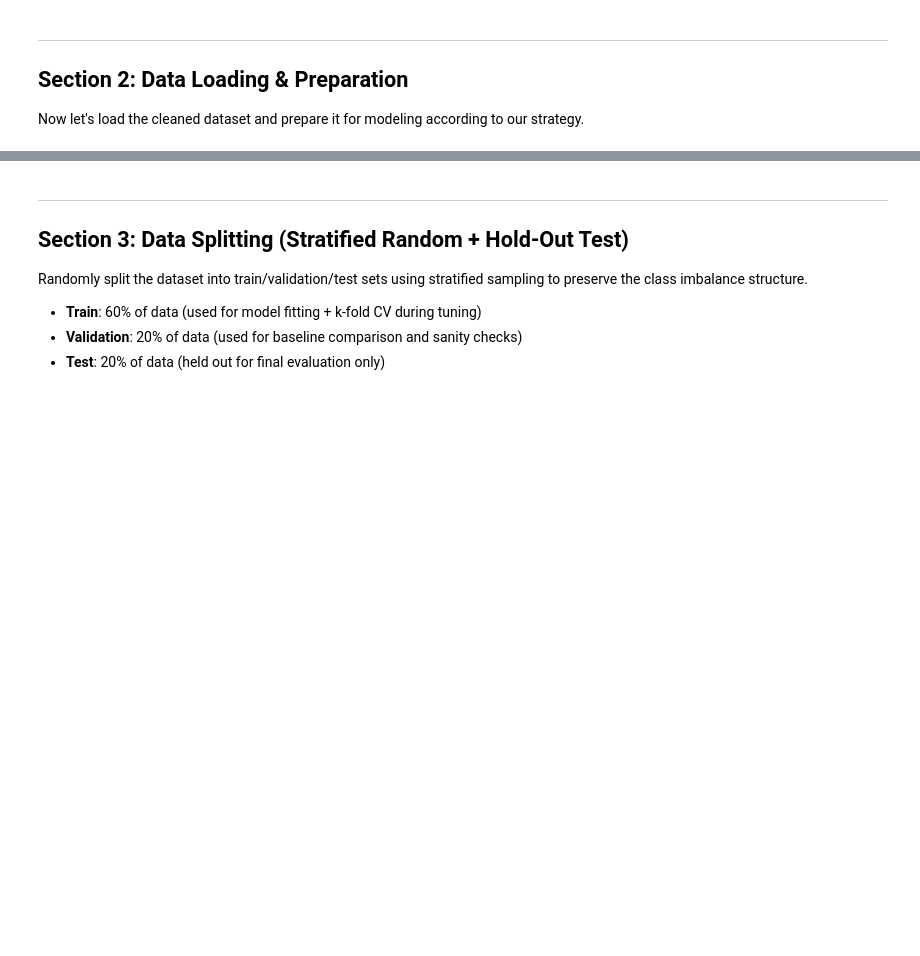
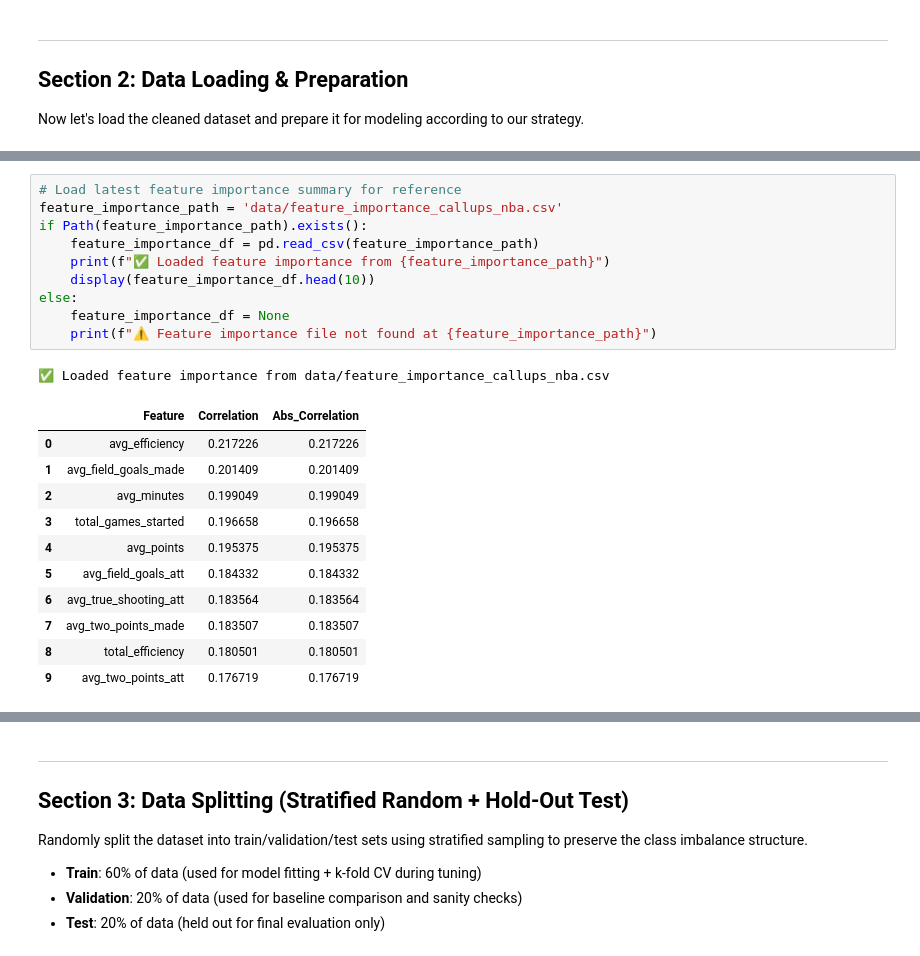
Before and after one commit to anirudh9280/Next-Up, a Jupyter notebook: analysis.ipynb, the cells around one changed output, grey strips where cells are left out. Cells and saved outputs as stored; diff of their text form; blank space fills up the shorter version.

```diff
--- a/analysis.ipynb
+++ b/analysis.ipynb
@@ -319,3 +321,26 @@ First few rows:
+# %%
+# Load latest feature importance summary for reference
+feature_importance_path = 'data/feature_importance_callups_nba.csv'
+if Path(feature_importance_path).exists():
+    feature_importance_df = pd.read_csv(feature_importance_path)
+    print(f"✅ Loaded feature importance from {feature_importance_path}")
+    display(feature_importance_df.head(10))
+else:
+    feature_importance_df = None
+    print(f"⚠️ Feature importance file not found at {feature_importance_path}")
+# %% [output]
+✅ Loaded feature importance from data/feature_importance_callups_nba.csv
+|  | Feature | Correlation | Abs_Correlation |
+| 0 | avg_efficiency | 0.217226 | 0.217226 |
+| 1 | avg_field_goals_made | 0.201409 | 0.201409 |
+| 2 | avg_minutes | 0.199049 | 0.199049 |
+| 3 | total_games_started | 0.196658 | 0.196658 |
+| 4 | avg_points | 0.195375 | 0.195375 |
+| 5 | avg_field_goals_att | 0.184332 | 0.184332 |
+| 6 | avg_true_shooting_att | 0.183564 | 0.183564 |
+| 7 | avg_two_points_made | 0.183507 | 0.183507 |
+| 8 | total_efficiency | 0.180501 | 0.180501 |
+| 9 | avg_two_points_att | 0.176719 | 0.176719 |
 # %%
 # Check data quality
 print("Dataset Info:")
```
Also changed, not shown: parts of 11 cells of this notebook, 24 other files.
